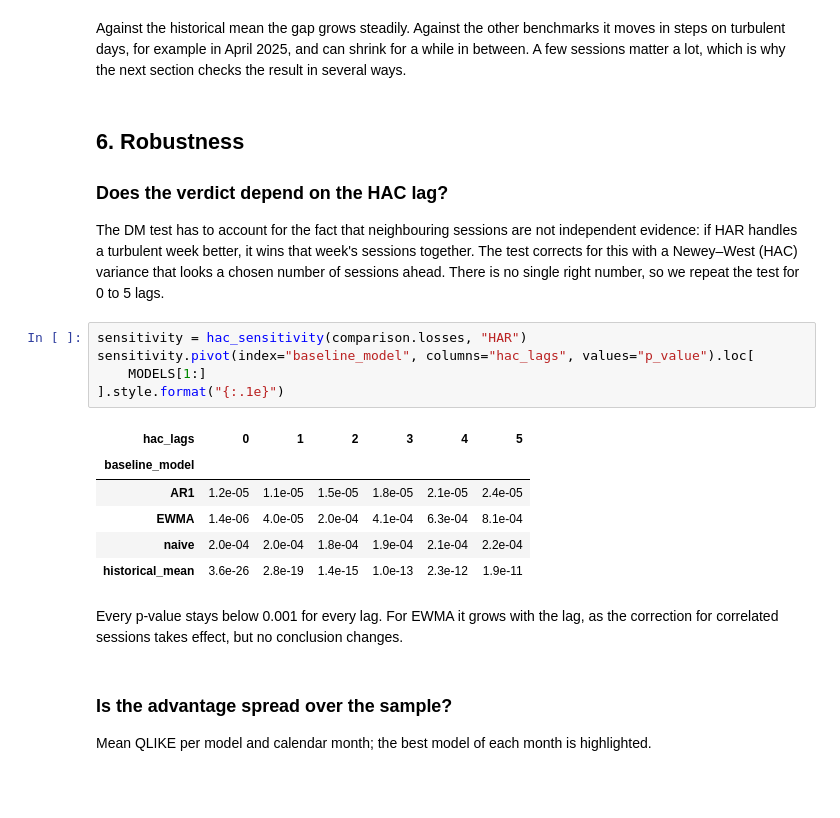
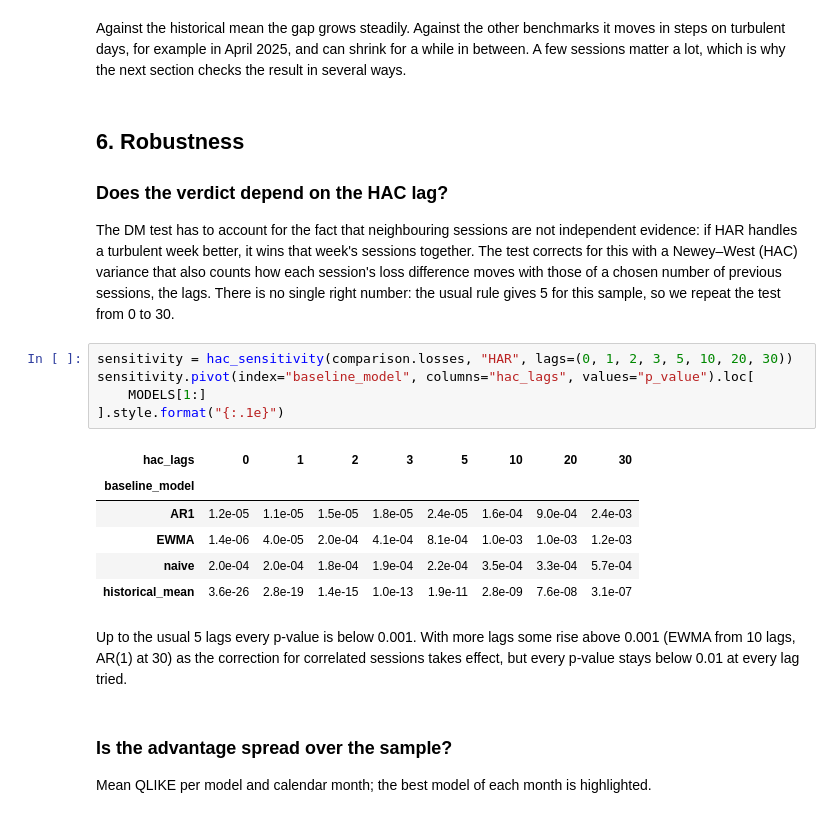
Before and after one commit to kholmetskii/realized-vol, a Jupyter notebook: notebooks/01_eurusd.ipynb, the cells around one changed output. Saved outputs shown, nothing was run; the diff lists cells and outputs as text; blank space fills up the shorter version.

```diff
--- a/notebooks/01_eurusd.ipynb
+++ b/notebooks/01_eurusd.ipynb
@@ -439,24 +440,25 @@ the next section checks the result in several ways.
 The DM test has to account for the fact that neighbouring sessions are not
 independent evidence: if HAR handles a turbulent week better, it wins that
 week's sessions together. The test corrects for this with a Newey–West (HAC)
-variance that looks a chosen number of sessions ahead. There is no single right
-number, so we repeat the test for 0 to 5 lags.
+variance that also counts how each session's loss difference moves with those of
+a chosen number of previous sessions, the lags. There is no single right number:
+the usual rule gives 5 for this sample, so we repeat the test from 0 to 30.
 # %%
-sensitivity = hac_sensitivity(comparison.losses, "HAR")
+sensitivity = hac_sensitivity(comparison.losses, "HAR", lags=(0, 1, 2, 3, 5, 10, 20, 30))
 sensitivity.pivot(index="baseline_model", columns="hac_lags", values="p_value").loc[
     MODELS[1:]
 ].style.format("{:.1e}")
 # %% [output]
-| hac_lags | 0 | 1 | 2 | 3 | 4 | 5 |
-| baseline_model |  |  |  |  |  |  |
-| AR1 | 1.2e-05 | 1.1e-05 | 1.5e-05 | 1.8e-05 | 2.1e-05 | 2.4e-05 |
-| EWMA | 1.4e-06 | 4.0e-05 | 2.0e-04 | 4.1e-04 | 6.3e-04 | 8.1e-04 |
-| naive | 2.0e-04 | 2.0e-04 | 1.8e-04 | 1.9e-04 | 2.1e-04 | 2.2e-04 |
-| historical_mean | 3.6e-26 | 2.8e-19 | 1.4e-15 | 1.0e-13 | 2.3e-12 | 1.9e-11 |
+| hac_lags | 0 | 1 | 2 | 3 | 5 | 10 | 20 | 30 |
+| baseline_model |  |  |  |  |  |  |  |  |
+| AR1 | 1.2e-05 | 1.1e-05 | 1.5e-05 | 1.8e-05 | 2.4e-05 | 1.6e-04 | 9.0e-04 | 2.4e-03 |
+| EWMA | 1.4e-06 | 4.0e-05 | 2.0e-04 | 4.1e-04 | 8.1e-04 | 1.0e-03 | 1.0e-03 | 1.2e-03 |
+| naive | 2.0e-04 | 2.0e-04 | 1.8e-04 | 1.9e-04 | 2.2e-04 | 3.5e-04 | 3.3e-04 | 5.7e-04 |
+| historical_mean | 3.6e-26 | 2.8e-19 | 1.4e-15 | 1.0e-13 | 1.9e-11 | 2.8e-09 | 7.6e-08 | 3.1e-07 |
 # %% [markdown]
-Every p-value stays below 0.001 for every lag. For EWMA it grows with the lag,
-as the correction for correlated sessions takes effect, but no conclusion
-changes.
+Up to the usual 5 lags every p-value is below 0.001. With more lags some rise
+above 0.001 (EWMA from 10 lags, AR(1) at 30) as the correction for correlated
+sessions takes effect, but every p-value stays below 0.01 at every lag tried.
 # %% [markdown]
 ### Is the advantage spread over the sample?
 
```
Also changed, not shown: parts of 3 cells of this notebook, 35 other files.
